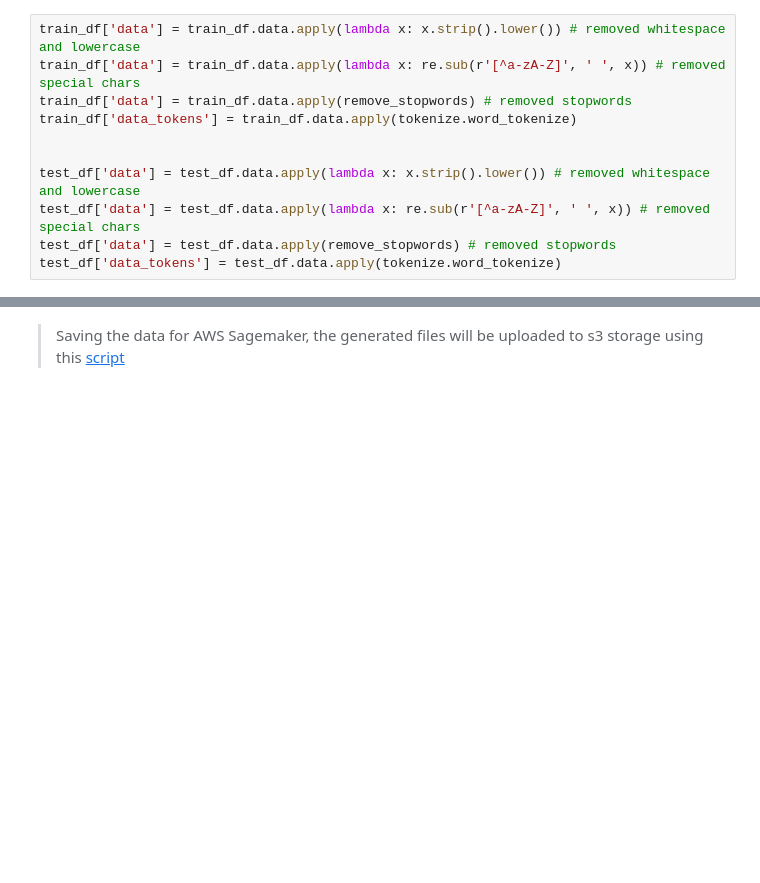
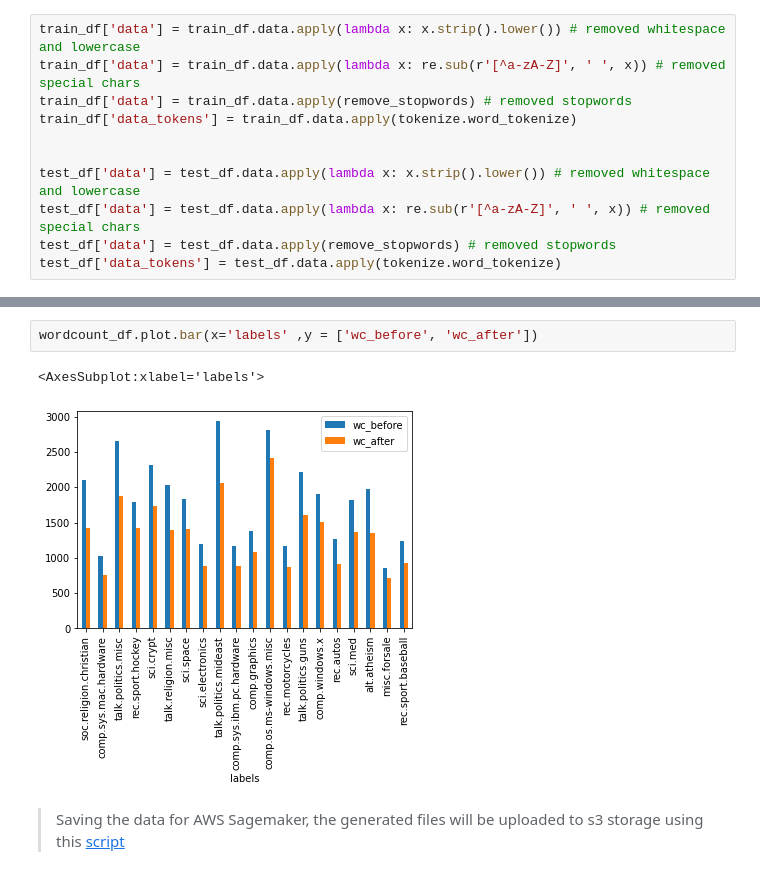
Before and after one commit to prabhupad26/100daysofML, a Jupyter notebook: news_group_classification.ipynb, the cells around one changed output, grey strips where cells are left out. Saved outputs shown, nothing was run; the diff lists cells and outputs as text; blank space fills up the shorter version.

```diff
--- a/news_group_classification.ipynb
+++ b/news_group_classification.ipynb
@@ -101,3 +150,8 @@ test_df['data_tokens'] = test_df.data.apply(tokenize.word_tokenize)
+# %%
+wordcount_df.plot.bar(x='labels' ,y = ['wc_before', 'wc_after'])
+# %% [output]
+<AxesSubplot:xlabel='labels'>
+[figure, added]
 # %% [markdown]
 > Saving the data for AWS Sagemaker, the generated files will be uploaded to s3 storage using this [script](https://github.com/prabhupad26/aws-sm-inference-pipline-tutorial/blob/master/newsgroup_classifier/upload_train_data_s3.py)
 # %%
```
Also changed, not shown: parts of 8 cells of this notebook.
